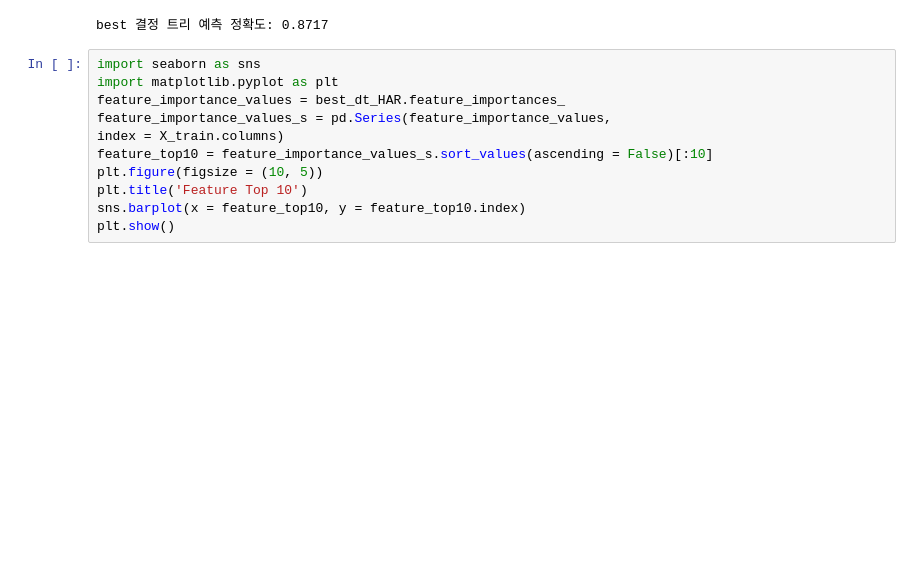
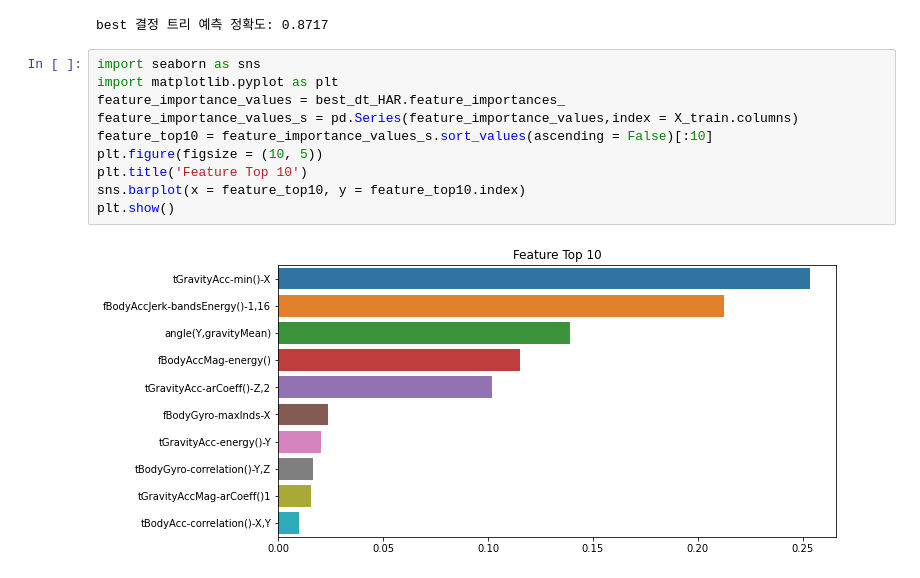
Before and after one commit to Indian966/JBNU_BigData_Analyze, a Jupyter notebook: Decision_Tree_Classification.ipynb, the cells around one changed output. Cells and saved outputs as stored; diff of their text form; blank space fills up the shorter version.

```diff
--- a/Decision_Tree_Classification.ipynb
+++ b/Decision_Tree_Classification.ipynb
@@ -177,11 +177,12 @@ best 결정 트리 예측 정확도: 0.8717
 # %%
 import seaborn as sns
 import matplotlib.pyplot as plt
 feature_importance_values = best_dt_HAR.feature_importances_
-feature_importance_values_s = pd.Series(feature_importance_values,
-index = X_train.columns)
+feature_importance_values_s = pd.Series(feature_importance_values,index = X_train.columns)
 feature_top10 = feature_importance_values_s.sort_values(ascending = False)[:10]
 plt.figure(figsize = (10, 5))
 plt.title('Feature Top 10')
 sns.barplot(x = feature_top10, y = feature_top10.index)
 plt.show()
+# %% [output]
+[figure, added]
```
